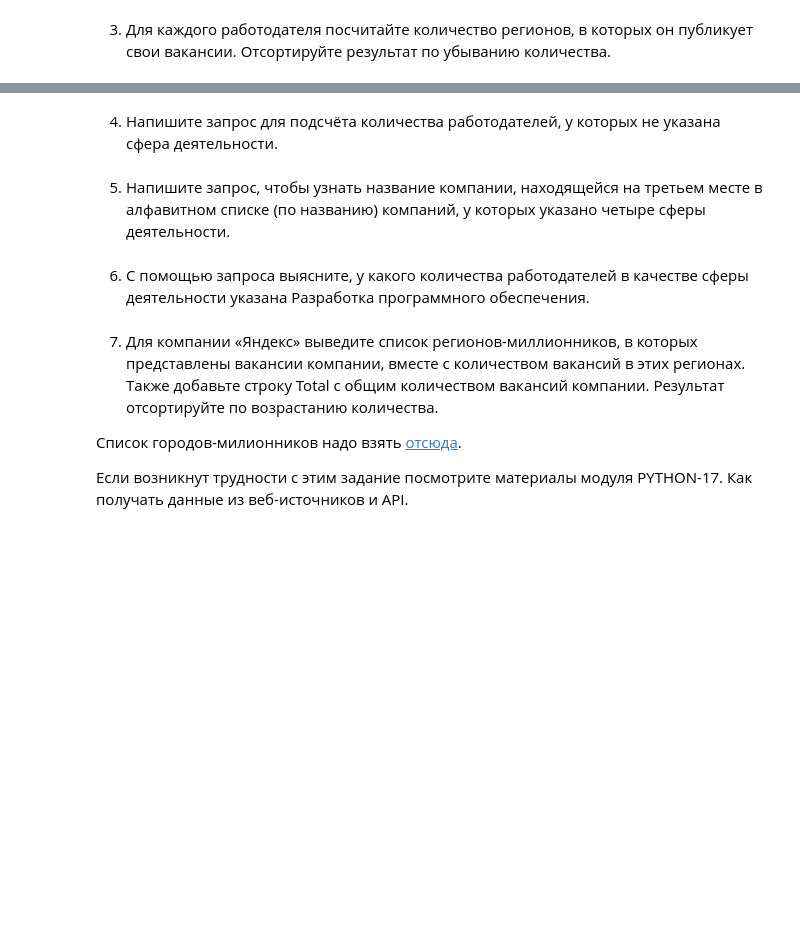
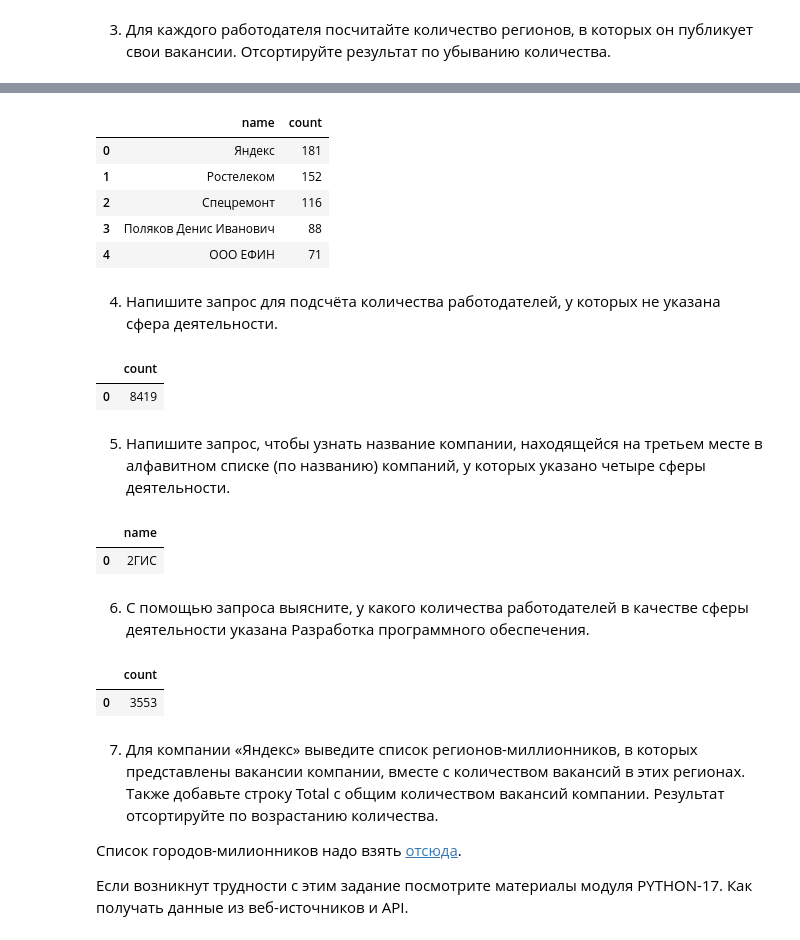
Before and after one commit to ElenaBask/Homework_SF, a Jupyter notebook: Project_2/Анализ вакансий из HeadHunter.ipynb, the cells around one changed output, grey strips where cells are left out. Cells and saved outputs as stored; diff of their text form; code cells hidden in the pictures; blank space fills up the shorter version.

```diff
--- a/Project_2/Анализ вакансий из HeadHunter.ipynb
+++ b/Project_2/Анализ вакансий из HeadHunter.ipynb
@@ -254,4 +298,28 @@ df_5_1
+# %%
+# текст запроса
+query_5_3 = f'''select
+           e.name,
+           count(distinct v.area_id)
+           from
+           public.vacancies v
+           join
+           public.employers e
+           on e.id = v.employer_id
+           group by e.id
+           order by 2 desc
+           limit 5
+
+'''
 # %%
 # результат запроса
+df_5_3 = pd.read_sql_query(query_5_3, connection)
+df_5_3
+# %% [output]
+|  | name | count |
+| 0 | Яндекс | 181 |
+| 1 | Ростелеком | 152 |
+| 2 | Спецремонт | 116 |
+| 3 | Поляков Денис Иванович | 88 |
+| 4 | ООО ЕФИН | 71 |
 # %% [markdown]
 4. Напишите запрос для подсчёта количества работодателей, у которых не указана сфера деятельности.
@@ -260,4 +339,9 @@ df_5_1
 # %%
 # результат запроса
+df_5_4 = pd.read_sql_query(query_5_4, connection)
+df_5_4
+# %% [output]
+|  | count |
+| 0 | 8419 |
 # %% [markdown]
 5. Напишите запрос, чтобы узнать название компании, находящейся на третьем месте в алфавитном списке (по названию) компаний, у которых указано четыре сферы деятельности.
@@ -266,4 +364,9 @@ df_5_1
 # %%
 # результат запроса
+df_5_5 = pd.read_sql_query(query_5_5, connection)
+df_5_5
+# %% [output]
+|  | name |
+| 0 | 2ГИС |
 # %% [markdown]
 6. С помощью запроса выясните, у какого количества работодателей в качестве сферы деятельности указана Разработка программного обеспечения.
@@ -272,5 +389,10 @@ df_5_1
 # %%
 # результат запроса
+df_5_6 = pd.read_sql_query(query_5_6, connection)
+df_5_6
+# %% [output]
+|  | count |
+| 0 | 3553 |
 # %% [markdown]
 7. Для компании «Яндекс» выведите список регионов-миллионников, в которых представлены вакансии компании, вместе с количеством вакансий в этих регионах. Также добавьте строку Total с общим количеством вакансий компании. Результат отсортируйте по возрастанию количества.
 
```
Also changed, not shown: parts of 21 cells of this notebook.
